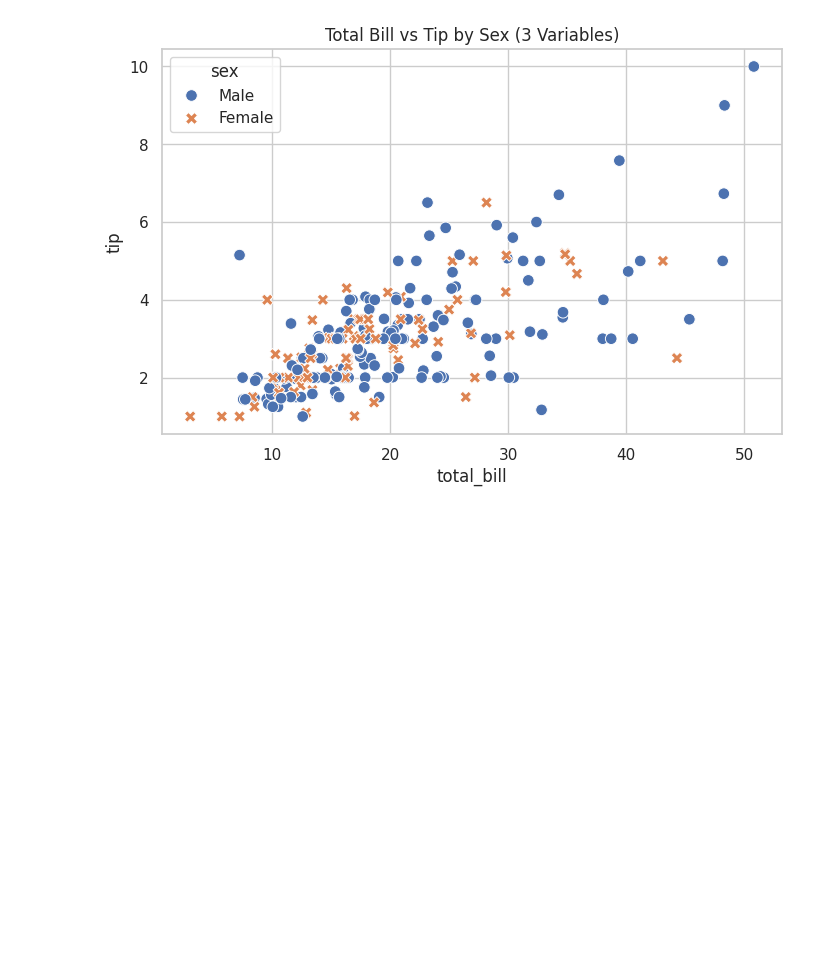
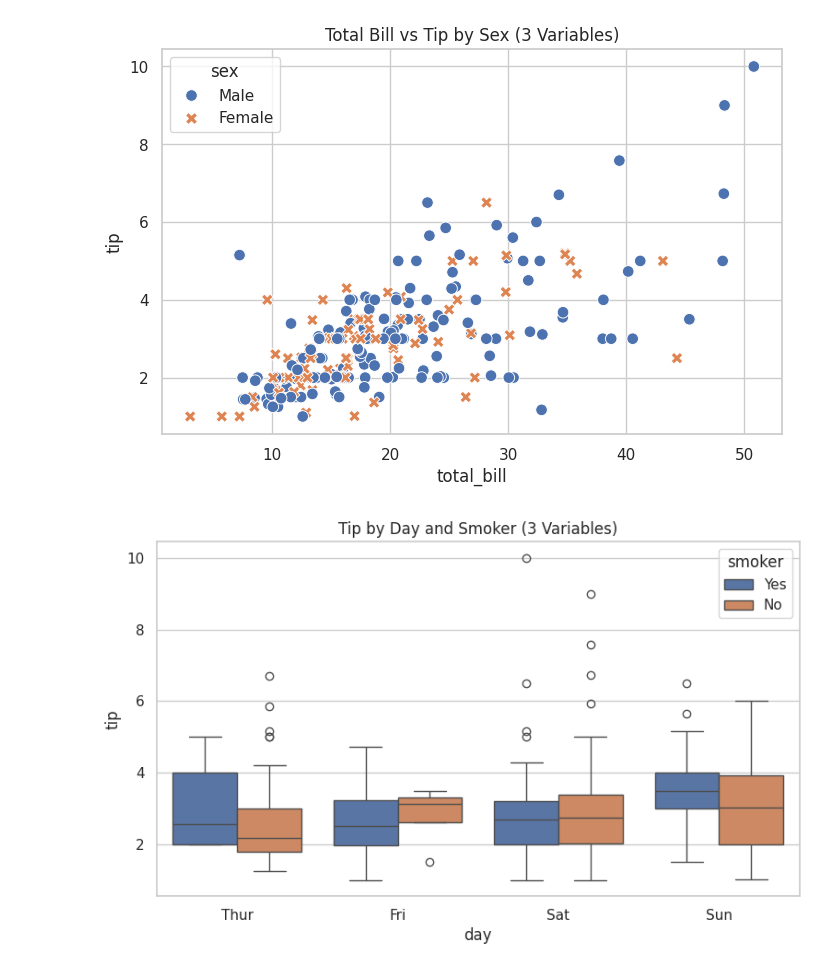
Before and after one commit to matashova12345/Application-Deployment, a Jupyter notebook: MatashovaViktoriia_26.10.02.ipynb, the cells around one changed output. Cells and saved outputs as stored; diff of their text form; code cells hidden in the pictures; blank space fills up the shorter version.

```diff
--- a/MatashovaViktoriia_26.10.02.ipynb
+++ b/MatashovaViktoriia_26.10.02.ipynb
@@ -184,3 +184,11 @@ plt.title("Total Bill vs Tip by Sex (3 Variables)")
 plt.show()
 # %% [output]
 [figure]
+# %%
+# @title (2) 범주형 2개 + 수치형 1개: day 및 smoker별 tip 중앙값/분포 비교 (Catplot / Boxplot)
+plt.figure(figsize=(9, 5))
+sns.boxplot(data=df, x='day', y='tip', hue='smoker')
+plt.title("Tip by Day and Smoker (3 Variables)")
+plt.show()
+# %% [output]
+[figure, added]
```
Also changed, not shown: parts of 10 cells of this notebook.
